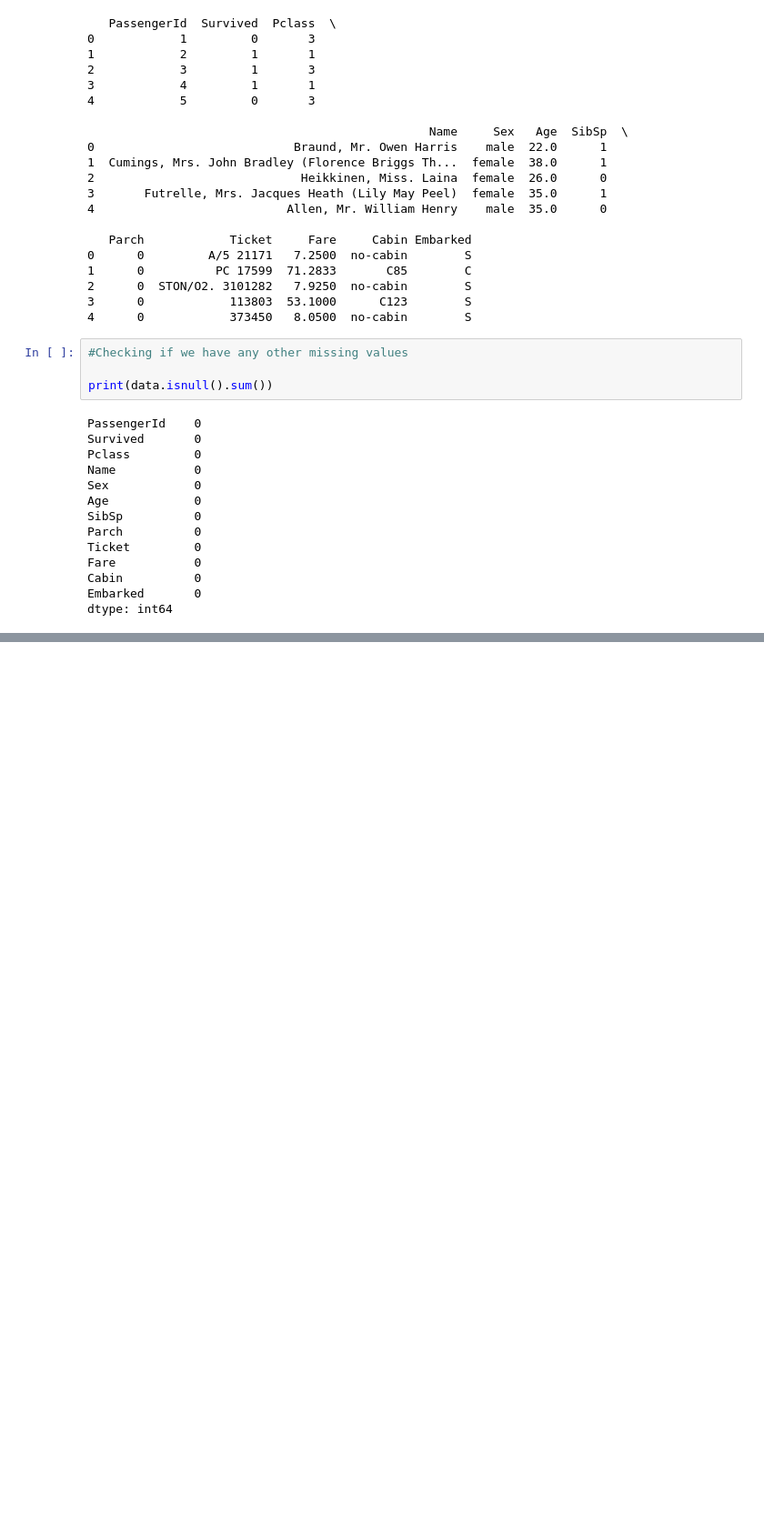
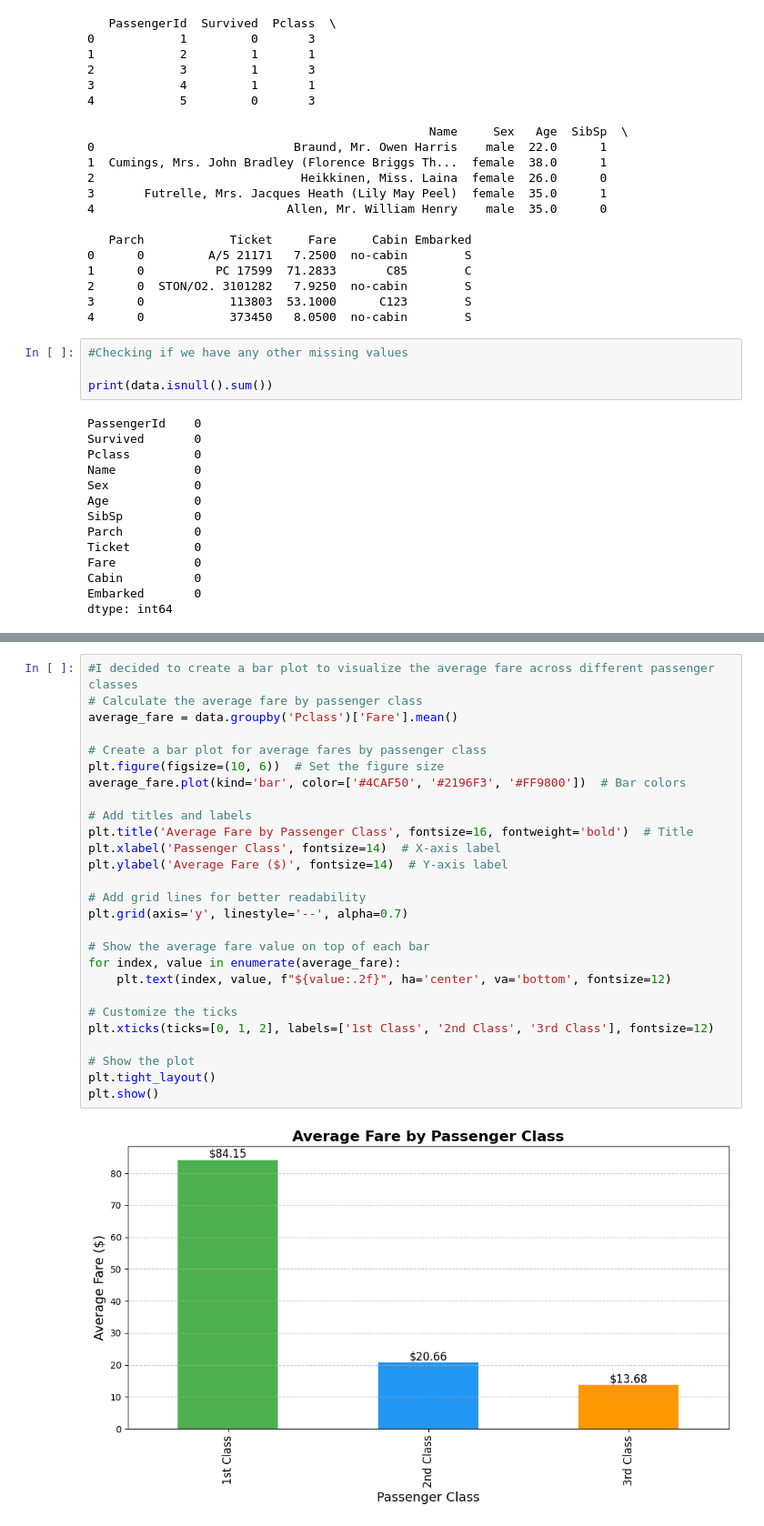
Before and after one commit to Raihana-Hashimi/AI-DataScience-Course-Assignments-, a Jupyter notebook: AI& Data Science Course Assignments/titanic_dataset_assignment.ipynb, the cells around one changed output, grey strips where cells are left out. Shown at 91% size. Drawn from its saved outputs; the diff is of its cells as text; blank space fills up the shorter version.

```diff
--- a/AI& Data Science Course Assignments/titanic_dataset_assignment.ipynb
+++ b/AI& Data Science Course Assignments/titanic_dataset_assignment.ipynb
@@ -149,0 +352,29 @@ dtype: int64
+# %%
+#I decided to create a bar plot to visualize the average fare across different passenger classes
+# Calculate the average fare by passenger class
+average_fare = data.groupby('Pclass')['Fare'].mean()
+
+# Create a bar plot for average fares by passenger class
+plt.figure(figsize=(10, 6))  # Set the figure size
+average_fare.plot(kind='bar', color=['#4CAF50', '#2196F3', '#FF9800'])  # Bar colors
+
+# Add titles and labels
+plt.title('Average Fare by Passenger Class', fontsize=16, fontweight='bold')  # Title
+plt.xlabel('Passenger Class', fontsize=14)  # X-axis label
+plt.ylabel('Average Fare ($)', fontsize=14)  # Y-axis label
+
+# Add grid lines for better readability
+plt.grid(axis='y', linestyle='--', alpha=0.7)
+
+# Show the average fare value on top of each bar
+for index, value in enumerate(average_fare):
+    plt.text(index, value, f"${value:.2f}", ha='center', va='bottom', fontsize=12)
+
+# Customize the ticks
+plt.xticks(ticks=[0, 1, 2], labels=['1st Class', '2nd Class', '3rd Class'], fontsize=12)
+
+# Show the plot
+plt.tight_layout()
+plt.show()
+# %% [output]
+[figure, added]
```
Also changed, not shown: parts of 16 cells of this notebook.
